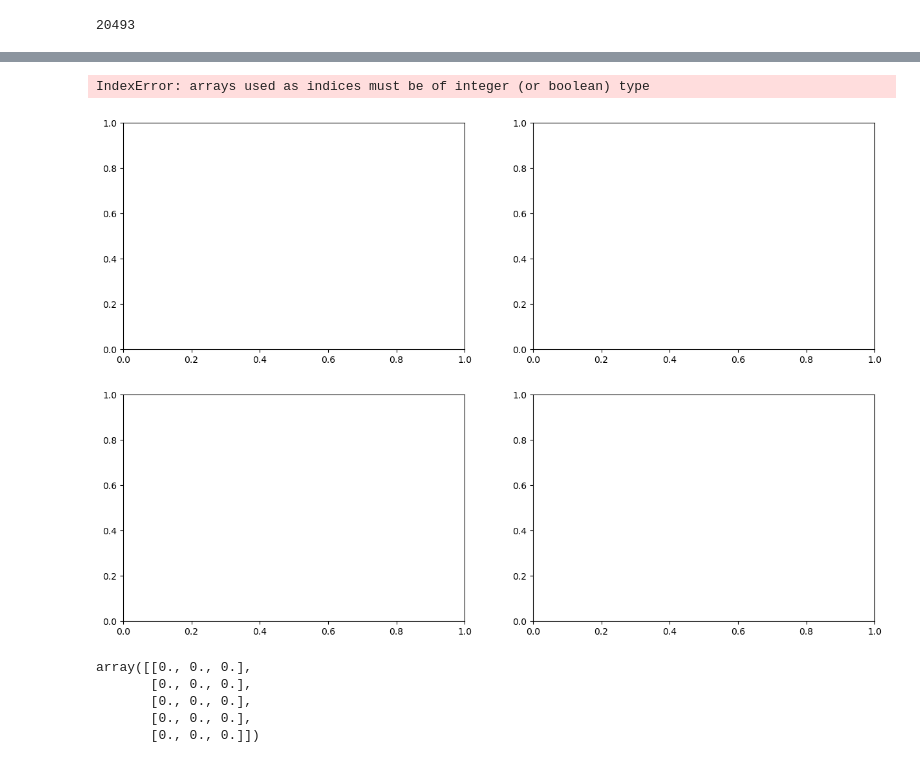
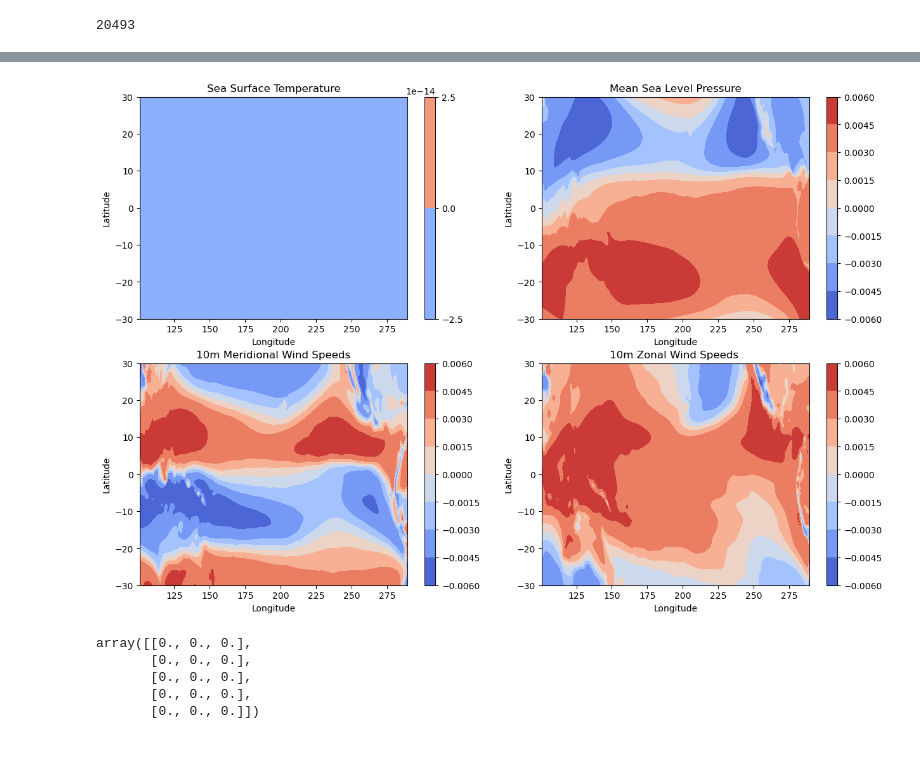
Before and after one commit to anya-gray/Climatology, a Jupyter notebook: SeaCoordinates.ipynb, the cells around one changed output, grey strips where cells are left out. Drawn from its saved outputs; the diff is of its cells as text; code cells hidden in the pictures.

Commit message:
3/4 images

```diff
--- a/SeaCoordinates.ipynb
+++ b/SeaCoordinates.ipynb
@@ -374,55 +374,67 @@ def plot_loadingPatterns(loadings):
              "10m Meridional Wind Speeds",
              "10m Zonal Wind Speeds "]
 
-    # defining the endpoints to each of the blocks for plotting
+    # how far along the matrix we need to go for each variable (word better)
+    data = [sst_normalised[1],
+                 msl_normalised[1],
+                 u10_normalised[1],
+                 v10_normalised[1] ]
+
     slices = [0, len(sst_normalised[1]), len(msl_normalised[1]), len(u10_normalised[1]), len(v10_normalised[1])]
+
+    # holds the final coordinate dimensions for plotting
+    shapes = [sst_sea,
+              msl_red,
+              u10_red,
+              v10_red]
 
     # initialise start and end points for slicing the
     start = slices[0]
     end = slices[1]
 
-    # print("total length:", len(loadings))
-
-    # plot the loading patterns
+    print("total length:", len(loadings))
+    # plot each of the loading patterns
     for i in range(4):
 
-        # print("\n\n", f"iteration {i} \n\n", "start:", start, "end:", end)
+        print("\n\n", f"iteration {i} \n\n", "start:", start, "end:", end)
+
+        # look at this particular eof
+        eof_i = loadings
+
+        # relevant number of points for the ith dataset
+        numpoints_i = data[i]
 
         # extract section of the data matrix relevant for this variable: has dims (1, lon x lat)
         # using the dimensions of the normalised datasets, since they have dims (time, lon x lat)
         if i == 0:
             # continue
-            block = loadings[start:end]
+            block = eof_i[start:end]
             print("block length", len(block))
 
-            coords = []
-            for i in range(len(sst_sea)):
-                c = sst_sea.space[i]
 
-                coords.append( np.array(c.values.tolist()) )
-            print(coords[:5])
             # need to put the sst points back onto their actual coordinates
             canvas = np.zeros( [len(lat), len(lon)] )
 
-            # finding indices of the sea coordinates in the whole area
-            coords = []
+            # # finding indices of the sea coordinates in the whole area
+            # coords = []
 
-            for x in sst_lon:
-                for y in sst_lat:
-                    ind_x = int(np.where(lon == x)[0][0])
-                    ind_y = int(np.where(lat == y)[0][0])
-                    coords.append([ind_x, ind_y])
-            print(len(coords))
-            rows, cols = sst_lon, sst_lat
-            canvas[rows,cols] = block
+            # for x in sst_lon:
+            #     for y in sst_lat:
+            #         ind_x = int(np.where(lon == x)[0][0])
+            #         ind_y = int(np.where(lat == y)[0][0])
+            #         coords.append([ind_x, ind_y])
+            # print(len(coords))
+            # rows, cols = sst_lon, sst_lat
+            # canvas[rows,cols] = block
 
-            # # reshape the block into loading pattern on physical coordinate grid of 30N-30S, 100E-70W
+            # reshape the block into loading pattern on physical coordinate grid of 30N-30S, 100E-70W
             spatial = canvas
 
         else:
 
             # select the block of data corresponding to this variable
-            block = loadings[start:end]
+            # end = new_end
+            block = eof_i[start:end]
 
             print("block length", len(block))
             # print("lat x lon", len(lat)*len(lon))
@@ -443,8 +455,8 @@ def plot_loadingPatterns(loadings):
 
 
     # need to add a colourbar
-    plt.suptitle("First EOF Loading Patterns")
-    plt.show()
+    # plt.suptitle("First EOF Loading Patterns")
+    # plt.show()
 
 plot_loadingPatterns(eofs[0])
 # %% [output]
@@ -454,5 +480,4 @@ block length 17874
-IndexError: arrays used as indices must be of integer (or boolean) type
-[figure, old version]
+[figure, new version]
 # %%
 x = np.zeros([5,3])
 x
```
Also changed, not shown: parts of 1 cell of this notebook.
